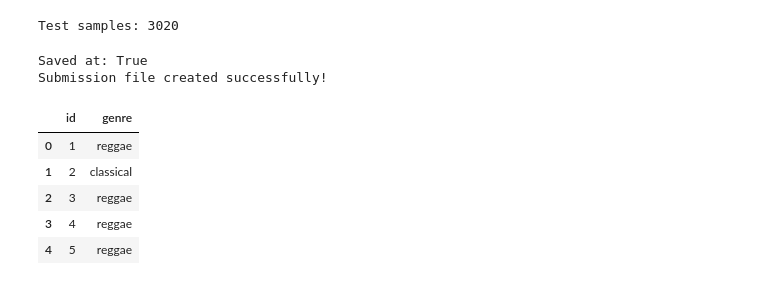
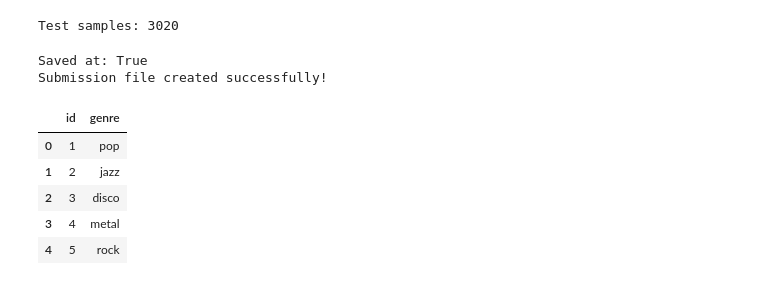
Before and after one commit to sharib-ahmad/dl-genai-project-26-t1, a Jupyter notebook: notebooks/dl-24f2001786-notebook-t12026.ipynb, the cells around one changed output. Cells and saved outputs as stored; diff of their text form; code cells hidden in the pictures.

Commit message:
Used Pretrained model AST

```diff
--- a/notebooks/dl-24f2001786-notebook-t12026.ipynb
+++ b/notebooks/dl-24f2001786-notebook-t12026.ipynb
@@ -559,7 +630,7 @@ print("Model loaded successfully.")
 Model loaded successfully.
 # %%
 # =========================================
-# TEST DATASET (CORRECT VERSION)
+# TEST DATASET (AST - LOG MEL VERSION)
 # =========================================
 
 class TestDataset(Dataset):
@@ -567,12 +638,11 @@ class TestDataset(Dataset):
         self.test_df = pd.read_csv(test_csv_path)
         self.data_root = data_root
         self.sample_rate = CFG.SAMPLE_RATE
-        self.duration = CFG.DURATION
-        self.n_mfcc = CFG.N_MFCC
-        self.max_length = self.sample_rate * self.duration
+        self.max_length = CFG.SAMPLE_RATE * CFG.DURATION
+        self.target_frames = 1024  # Must match training
 
     def load_audio(self, path):
-        audio, sr = librosa.load(path, sr=self.sample_rate)
+        audio, _ = librosa.load(path, sr=self.sample_rate)
 
         if len(audio) > self.max_length:
             audio = audio[:self.max_length]
@@ -593,17 +663,30 @@ class TestDataset(Dataset):
         audio_path = os.path.join(CFG.DATA_ROOT, filename)
         audio = self.load_audio(audio_path)
 
-        mfcc = librosa.feature.mfcc(
+        # Log-Mel Spectrogram
+        mel = librosa.feature.melspectrogram(
             y=audio,
             sr=self.sample_rate,
-            n_mfcc=self.n_mfcc
+            n_mels=CFG.N_MELS,
+            fmax=8000
         )
 
-        mfcc = (mfcc - np.mean(mfcc)) / (np.std(mfcc) + 1e-6)
+        mel_db = librosa.power_to_db(mel, ref=np.max)
 
-        mfcc = torch.tensor(mfcc, dtype=torch.float32).unsqueeze(0)
+        # Normalize
+        mel_db = (mel_db - np.mean(mel_db)) / (np.std(mel_db) + 1e-6)
 
-        return mfcc, file_id
+        mel_db = torch.tensor(mel_db, dtype=torch.float32)
+
+        # Ensure fixed 1024 frames
+        if mel_db.shape[1] > self.target_frames:
+            mel_db = mel_db[:, :self.target_frames]
+        else:
+            pad_width = self.target_frames - mel_db.shape[1]
+            mel_db = torch.nn.functional.pad(mel_db, (0, pad_width))
+
+        # Final shape: (128, 1024)
+        return mel_db, file_id
 # %%
 test_dataset = TestDataset(CFG.TEST_CSV, CFG.DATA_ROOT)
 
@@ -620,46 +703,45 @@ print("Test samples:", len(test_dataset))
 Test samples: 3020
 # %%
 # =========================================
-# INFERENCE (FIXED ID FORMAT)
+# AST INFERENCE (CORRECT VERSION)
 # =========================================
 
 predictions = []
 ids = []
 
 model.eval()
 
 with torch.no_grad():
     for inputs, file_ids in tqdm(test_loader, desc="Inference"):
         inputs = inputs.to(device)
+        inputs = inputs.permute(0, 2, 1)  # (B, 1024, 128)
 
-        outputs = model(inputs)
+        outputs = model(inputs).logits
         preds = torch.argmax(outputs, dim=1)
 
         predictions.extend(preds.cpu().numpy())
-
-        # Convert tensor IDs to normal Python values
         ids.extend([int(i) for i in file_ids])
-
 
 # Convert indices to genre names
 predicted_genres = [idx2label[p] for p in predictions]
 
 submission = pd.DataFrame({
     "id": ids,
     "genre": predicted_genres
 })
 
 submission.to_csv("/kaggle/working/submission.csv", index=False)
+
 print("Saved at:", os.path.exists("/kaggle/working/submission.csv"))
+print("Submission file created successfully!")
 
-print("Submission file created successfully!")
 submission.head()
 # %% [output]
 Saved at: True
 Submission file created successfully!
 |  | id | genre |
-| 0 | 1 | reggae |
-| 1 | 2 | classical |
-| 2 | 3 | reggae |
-| 3 | 4 | reggae |
-| 4 | 5 | reggae |
+| 0 | 1 | pop |
+| 1 | 2 | jazz |
+| 2 | 3 | disco |
+| 3 | 4 | metal |
+| 4 | 5 | rock |
```
Also changed, not shown: parts of 12 cells of this notebook.
